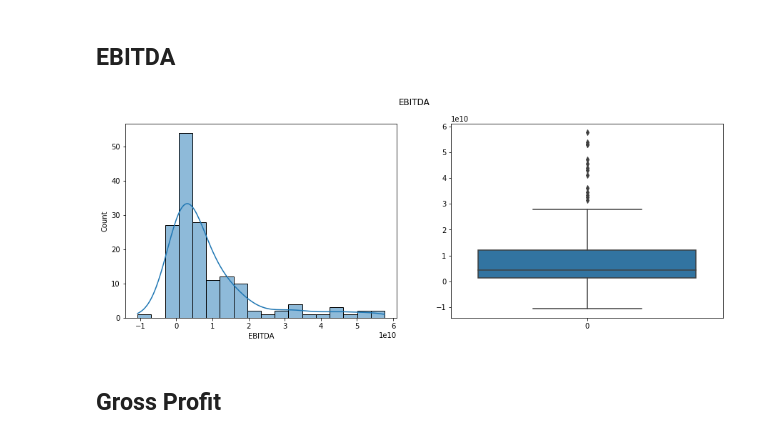
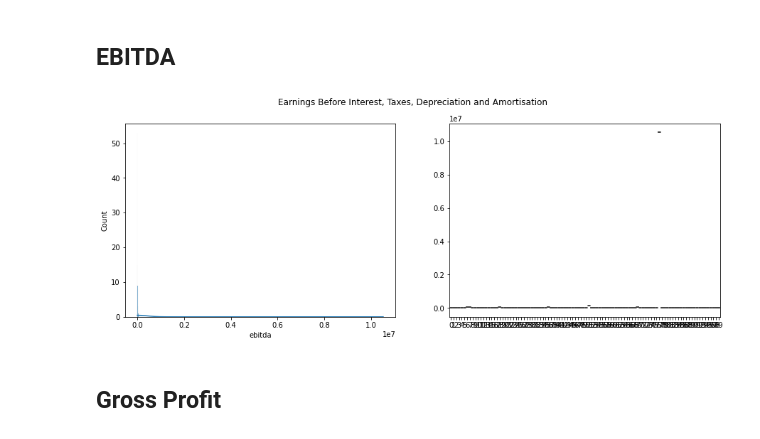
Before and after one commit to pierremstr/Company_Valuation, a Jupyter notebook: notebooks/HL_data_exploration.ipynb, the cells around one changed output. Cells and saved outputs as stored; diff of their text form; code cells hidden in the pictures.

Commit message:
Cleaned data

```diff
--- a/notebooks/HL_data_exploration.ipynb
+++ b/notebooks/HL_data_exploration.ipynb
@@ -9,5 +43,4 @@ import matplotlib.pyplot as plt
 df = pd.read_csv('../raw_data/100_russel_3000.csv')
 # %%
 # Select columns
-df = df[['symbol','Unnamed: 0', 'EBITDA', 'grossProfit', 'revenue', 'totalCash', 'totalDebt']]
-df.rename(columns={'Unnamed: 0': 'date'}, inplace=True)
+df = df[['symbol','date', 'ebitda', 'grossProfit', 'revenue']]
@@ -14,22 +49,22 @@ df.rename(columns={'Unnamed: 0': 'date'}, inplace=True)
 # %%
 # Convert into millions USD
-df['EBITDA'] = df['EBITDA']/1_000_000
+df['ebitda'] = df['ebitda']/1_000_000
 df['grossProfit'] = df['grossProfit']/1_000_000
 df['revenue'] = df['revenue']/1_000_000
-df['totalCash'] = df['totalCash']/1_000_000
-df['totalDebt'] = df['totalDebt']/1_000_000
+# df['totalCash'] = df['totalCash']/1_000_000
+# df['totalDebt'] = df['totalDebt']/1_000_000
 # %% [markdown]
 # Variable Distributions
 # %% [markdown]
 ## EBITDA
 # %%
 fig, axs = plt.subplots(1, 2, figsize=(15, 5))
-sns.histplot(df['EBITDA'], kde=True, ax=axs[0])
-sns.boxplot(data=df['EBITDA'], ax=axs[1])
-fig.suptitle('EBITDA')
+sns.histplot(df['ebitda'][:100], kde=True, ax=axs[0])
+sns.boxplot(data=df['ebitda'][:100], ax=axs[1])
+fig.suptitle('Earnings Before Interest, Taxes, Depreciation and Amortisation')
 plt.show()
 # %% [output]
-[figure, old version]
+[figure, new version]
 # %% [markdown]
 ## Gross Profit
 # %%
```
Also changed, not shown: parts of 30 cells of this notebook, 2 other files.
